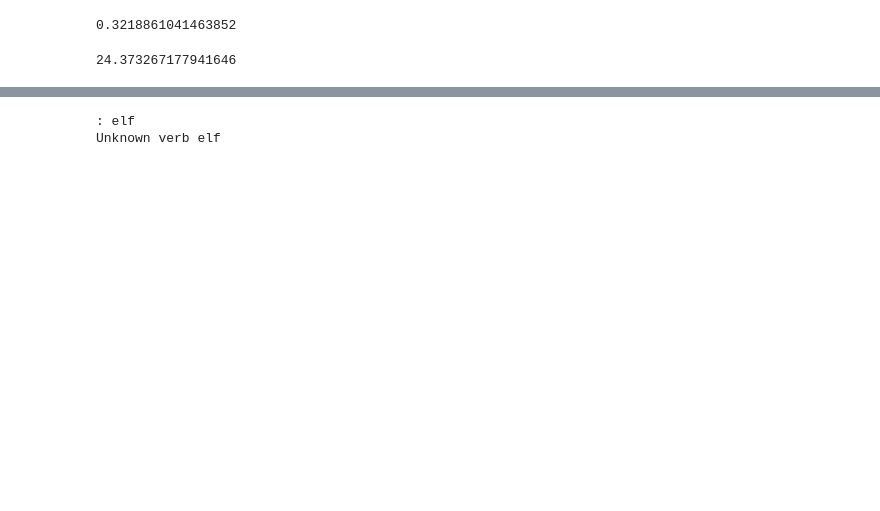
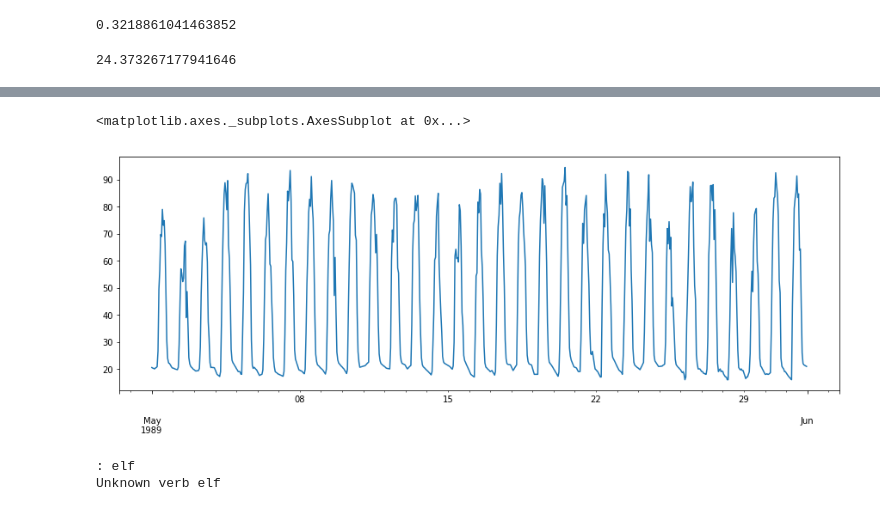
Before and after one commit to cycle13/climate, a Jupyter notebook: TestingNotebook.ipynb, the cells around one changed output, grey strips where cells are left out. Drawn from its saved outputs; the diff is of its cells as text; code cells hidden in the pictures; blank space fills up the shorter version.

```diff
--- a/TestingNotebook.ipynb
+++ b/TestingNotebook.ipynb
@@ -121,5 +30,9 @@ home_ip = "192.168.1.80"
 work_ip = "172.16.38.51"
 weather = functions.load_mongo_weather(work_ip, 27017)
 
+# Load weather from local EPW file
+path = r"C:\Users\tgerrish\OneDrive - BuroHappold\0000000 Non-project\weather_files\DOE_EPW_files\ARE_Abu.Dhabi.412170_IWEC.epw"
+weather = functions.load_epw_weather(path)
+
 list(weather.keys())[:4]
 # %% [output]
@@ -130,4 +39,0 @@ list(weather.keys())[:4]
-# %%
-# Load weather from local EPW file
-weather = functions.load_epw_weather(r"C:\Users\tgerrish\OneDrive - BuroHappold\0000000 Non-project\weather_files\DOE_EPW_files\ARE_Abu.Dhabi.412170_IWEC.epw")
-list(weather.keys())[:4]
@@ -210,16 +124,0 @@ Hour: 23:00 | Altitude:  -1.09, Azimuth: 308.78 | Alt__adj:   0.00, Az__adj: 999
-# %%
-
-import pandas as pd
-
-dts = pd.DatetimeIndex(start="1989-01-01 00:00", end="1990-01-01 00:00", freq="60T", closed="left")
-tz = 3
-lat = 48.8566
-lon = 2.3522
-
-for n, d in enumerate(dts):
-    if n % (24 * 7) == 0:
-        print(d)
-    alt, az = functions.sun_position(
-        latitude=lat, longitude=lon, time_zone=tz,
-        year=d.year, month=d.month, day=d.day, hour=d.hour, minute=d.minute, second=d.second
-)
@@ -244,3 +200,13 @@ for n, d in enumerate(dts):
+# %%
+%matplotlib inline
+import matplotlib.pyplot as plt
+
+data = pd.Series(data=mrts, index=dts)["1989-05"]
+fig, ax = plt.subplots(1, 1, figsize=(15, 5))
+data.plot(ax=ax)
+# %% [output]
+<matplotlib.axes._subplots.AxesSubplot at 0x...>
+[figure, added]
 # %%
 def get_input():
     command = input(": ").split()
```
Also changed, not shown: parts of 23 cells of this notebook, 1 other file.
